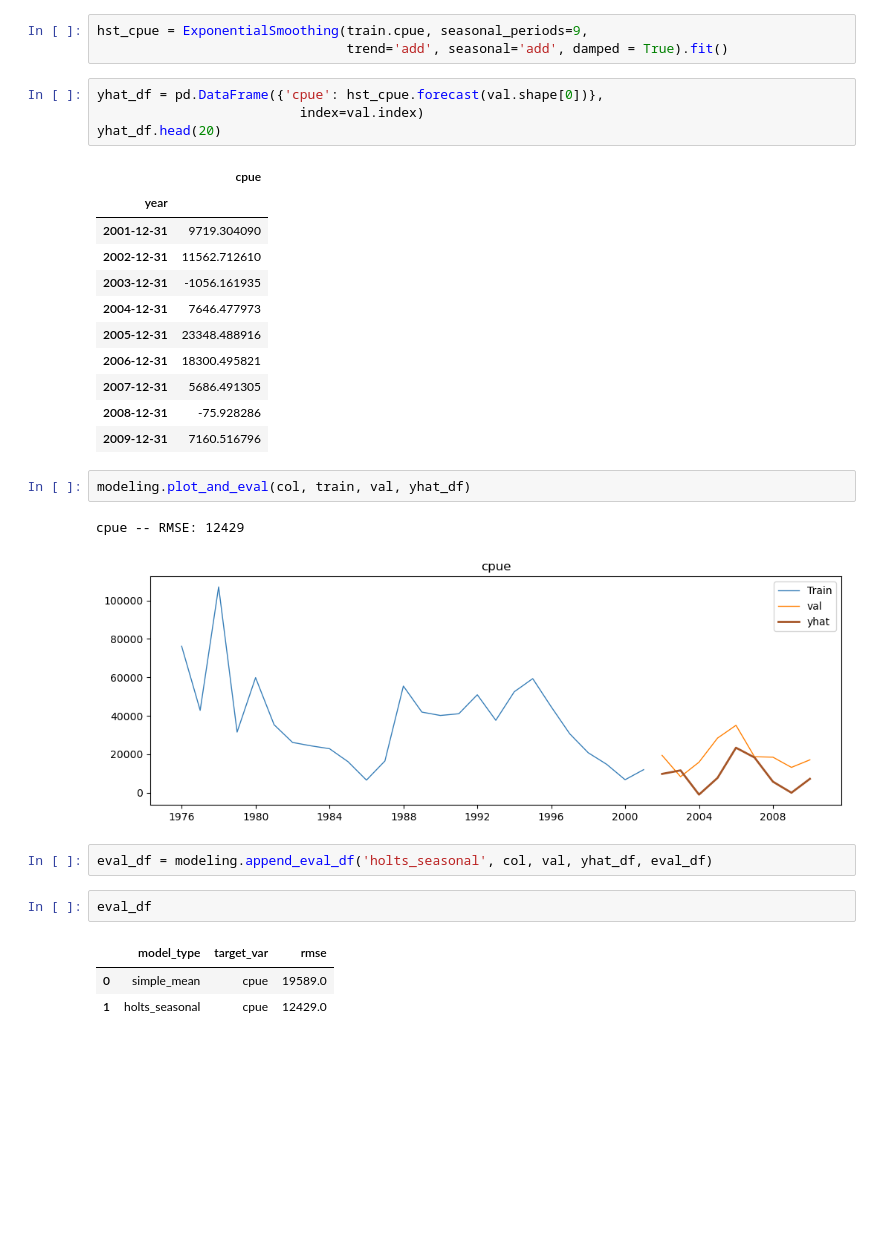
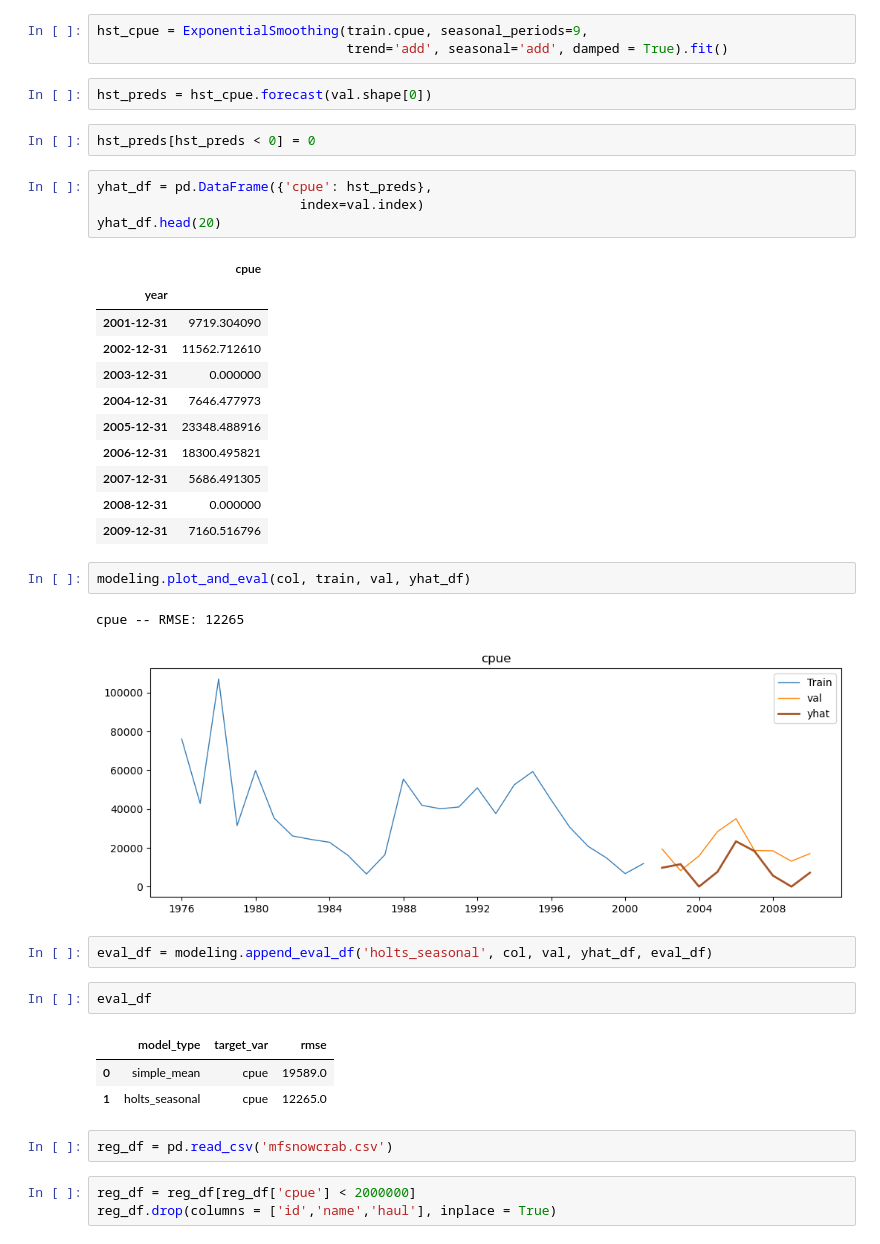
Before and after one commit to Bartholomew-Taylor/individual_project, a Jupyter notebook: modeling_scratch.ipynb, the cells around one changed output. Cells and saved outputs as stored; diff of their text form; blank space fills up the shorter version.

```diff
--- a/modeling_scratch.ipynb
+++ b/modeling_scratch.ipynb
@@ -152,26 +158,30 @@ eval_df
 # %%
 hst_cpue = ExponentialSmoothing(train.cpue, seasonal_periods=9,
                                 trend='add', seasonal='add', damped = True).fit()
+# %%
+hst_preds = hst_cpue.forecast(val.shape[0])
+# %%
+hst_preds[hst_preds < 0] = 0
 # %%
-yhat_df = pd.DataFrame({'cpue': hst_cpue.forecast(val.shape[0])},
+yhat_df = pd.DataFrame({'cpue': hst_preds},
                           index=val.index)
 yhat_df.head(20)
 # %% [output]
 |  | cpue |
 | year |  |
 | 2001-12-31 | 9719.304090 |
 | 2002-12-31 | 11562.712610 |
-| 2003-12-31 | -1056.161935 |
+| 2003-12-31 | 0.000000 |
 | 2004-12-31 | 7646.477973 |
 | 2005-12-31 | 23348.488916 |
 | 2006-12-31 | 18300.495821 |
 | 2007-12-31 | 5686.491305 |
-| 2008-12-31 | -75.928286 |
+| 2008-12-31 | 0.000000 |
 | 2009-12-31 | 7160.516796 |
 # %%
 modeling.plot_and_eval(col, train, val, yhat_df)
 # %% [output]
-cpue -- RMSE: 12429
+cpue -- RMSE: 12265
 [figure]
 # %%
 eval_df = modeling.append_eval_df('holts_seasonal', col, val, yhat_df, eval_df)
@@ -180,4 +190,9 @@ eval_df
 # %% [output]
 |  | model_type | target_var | rmse |
 | 0 | simple_mean | cpue | 19589.0 |
-| 1 | holts_seasonal | cpue | 12429.0 |
+| 1 | holts_seasonal | cpue | 12265.0 |
+# %%
+reg_df = pd.read_csv('mfsnowcrab.csv')
+# %%
+reg_df = reg_df[reg_df['cpue'] < 2000000]
+reg_df.drop(columns = ['id','name','haul'], inplace = True)
```
Also changed, not shown: parts of 42 cells of this notebook, 1 other file.
